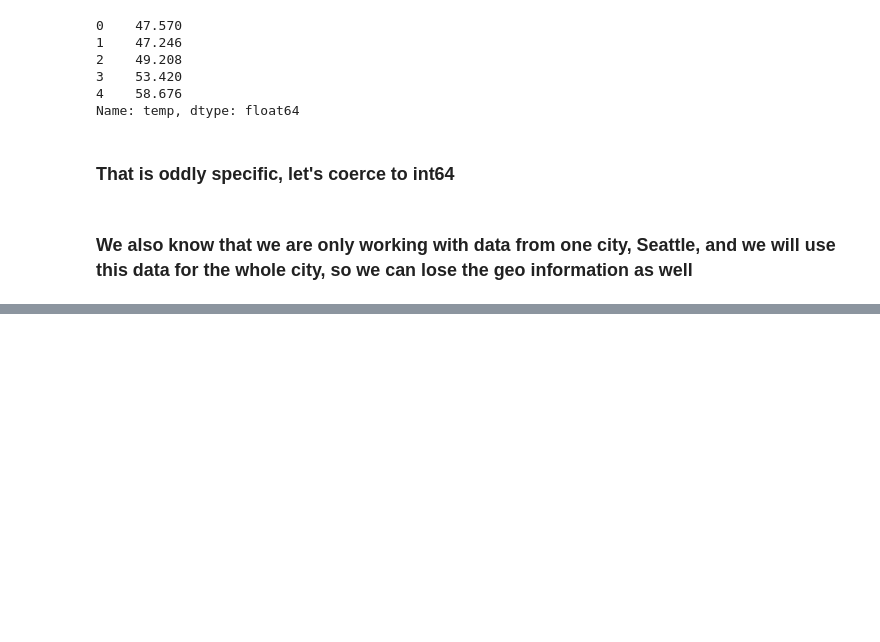
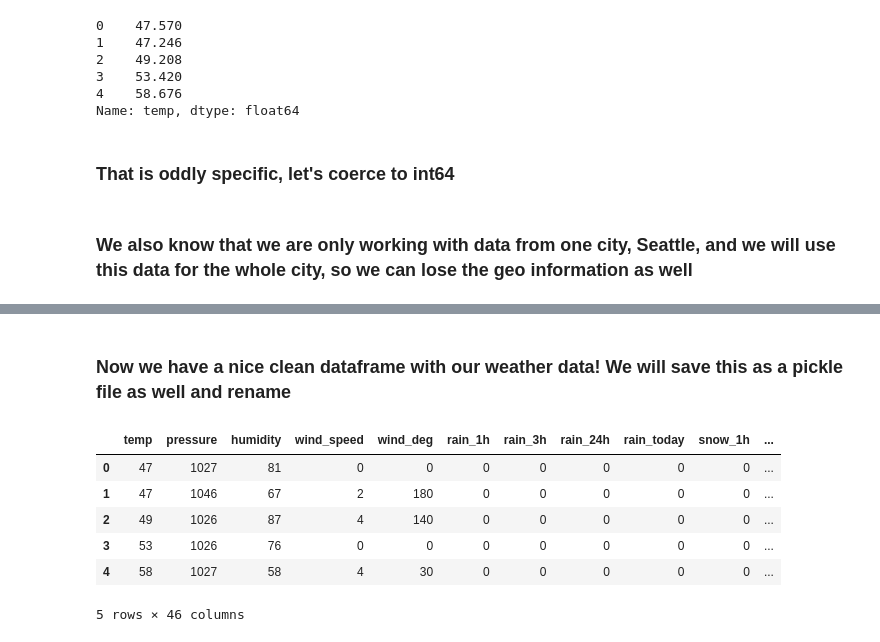
Before and after one commit to benmagoo808/METIS_Project, a Jupyter notebook: Getting_Cleaning_Data.ipynb, the cells around one changed output, grey strips where cells are left out. Saved outputs shown, nothing was run; the diff lists cells and outputs as text; code cells hidden in the pictures; blank space fills up the shorter version.

Commit message:
finished cleaning and created gitignore

```diff
--- a/Getting_Cleaning_Data.ipynb
+++ b/Getting_Cleaning_Data.ipynb
@@ -514 +537,3 @@ rawWeatherData = rawWeatherData.drop(['city_id', 'city_name', 'lat', 'lon', 'sea
+# %%
+rawWeatherData.wind_speed = rawWeatherData.wind_speed.apply(lambda x: (x*2.2369))
 # %%
@@ -522,0 +561,2 @@ rawWeatherData.head()
+# %%
+rawWeatherData.wind_speed = rawWeatherData.wind_speed.astype('int64', axis=1)
@@ -522,0 +585,2 @@ rawWeatherData.head()
+# %%
+rawWeatherData.fillna('0', inplace=True)
@@ -522,0 +607,2 @@ rawWeatherData.head()
+# %% [markdown]
+### Now we have a nice clean dataframe with our weather data! We will save this as a pickle file as well and rename
@@ -522,0 +611,2 @@ rawWeatherData.head()
+# %%
+weatherData = rawWeatherData
@@ -522,0 +615,10 @@ rawWeatherData.head()
+# %%
+weatherData.head()
+# %% [output]
+|  | temp | pressure | humidity | wind_speed | wind_deg | rain_1h | rain_3h | rain_24h | rain_today | snow_1h | ... |
+| 0 | 47 | 1027 | 81 | 0 | 0 | 0 | 0 | 0 | 0 | 0 | ... |
+| 1 | 47 | 1046 | 67 | 2 | 180 | 0 | 0 | 0 | 0 | 0 | ... |
+| 2 | 49 | 1026 | 87 | 4 | 140 | 0 | 0 | 0 | 0 | 0 | ... |
+| 3 | 53 | 1026 | 76 | 0 | 0 | 0 | 0 | 0 | 0 | 0 | ... |
+| 4 | 58 | 1027 | 58 | 4 | 30 | 0 | 0 | 0 | 0 | 0 | ... |
+5 rows × 46 columns
```
Also changed, not shown: parts of 27 cells of this notebook, 1 other file.
